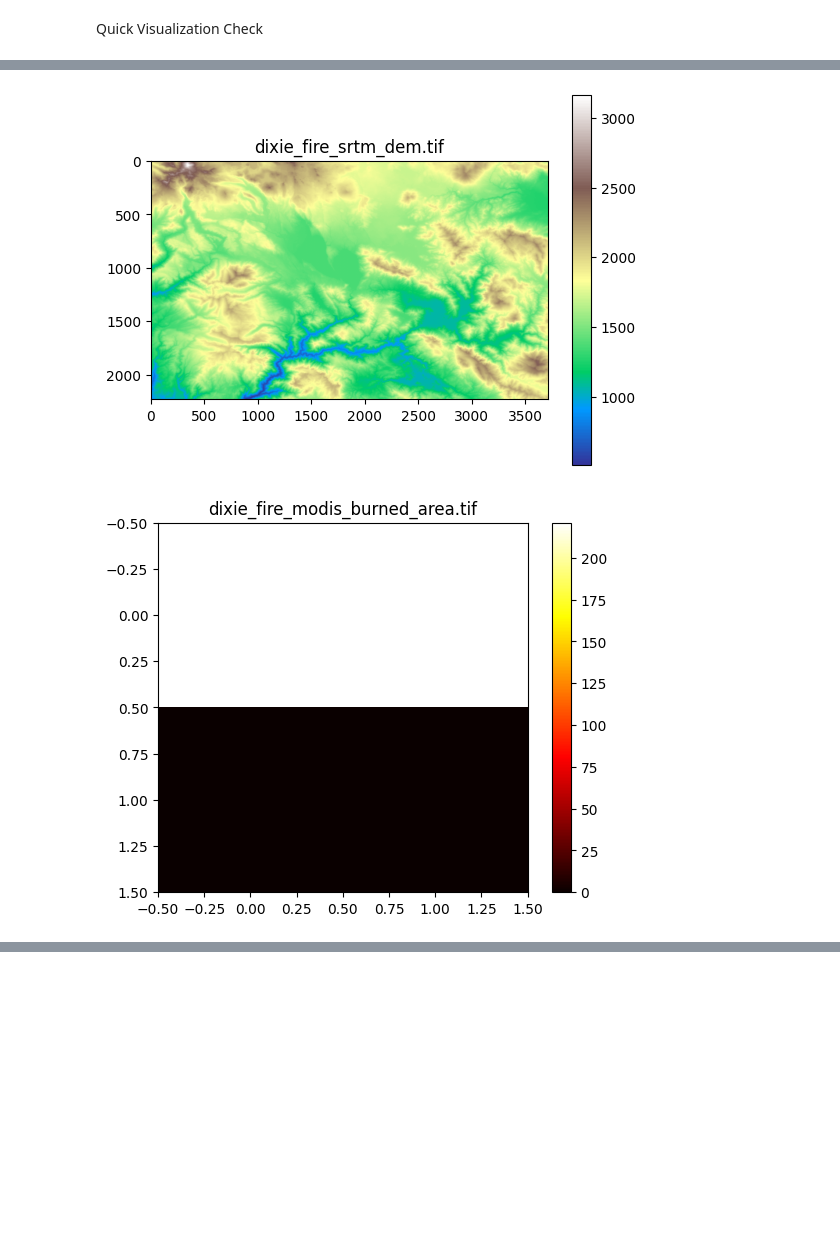
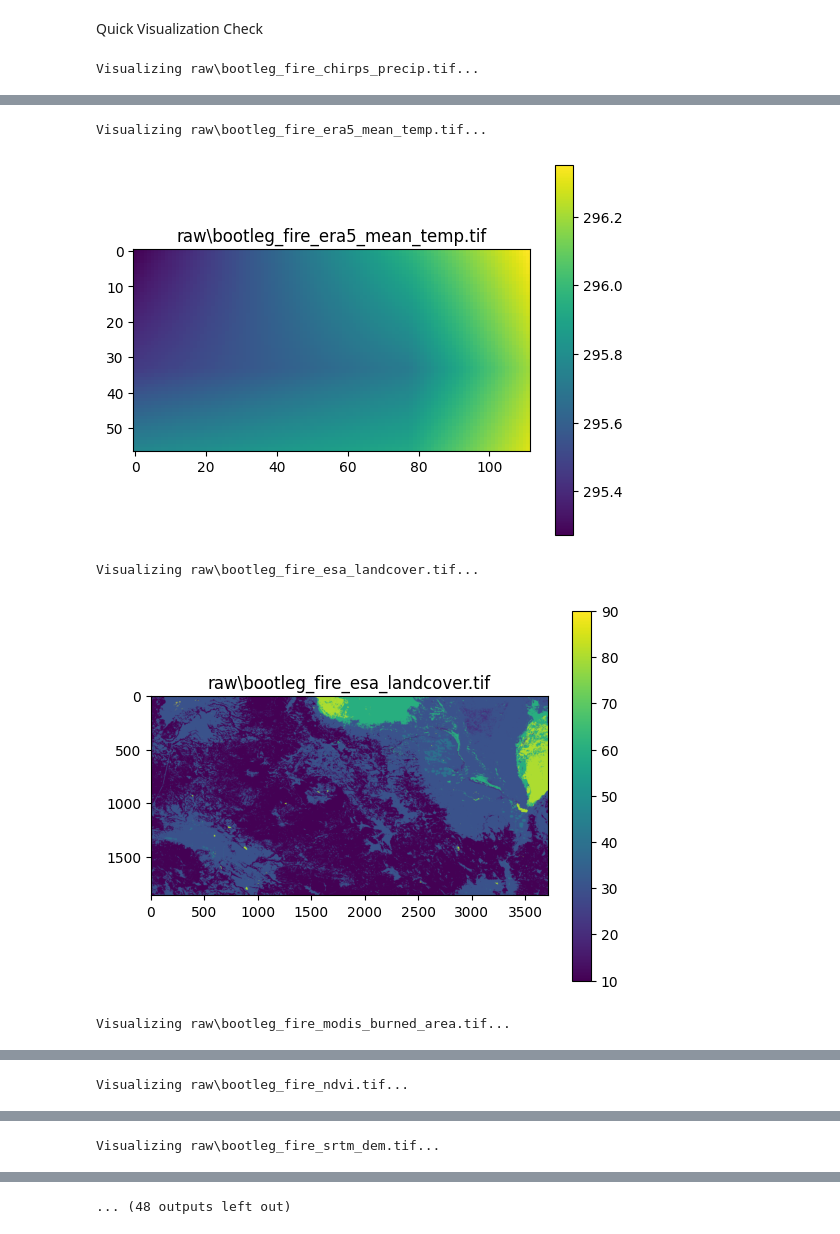
Before and after one commit to johnwaugh1/Wildfire-Lifecycle, a Jupyter notebook: notebooks/01_data_exploration.ipynb, the cells around one changed output, grey strips where cells are left out. Cells and saved outputs as stored; diff of their text form; code cells hidden in the pictures; blank space fills up the shorter version.

```diff
--- a/notebooks/01_data_exploration.ipynb
+++ b/notebooks/01_data_exploration.ipynb
@@ -172,7 +154,22 @@ Data downloaded to c:\Users\johnm\Desktop\Comp-Sci-App-State\Capstone\Wildfire-L
 # %% [markdown]
 Quick Visualization Check
 # %%
-quick_plot("../data/raw/dixie_fire_ndvi.tif", cmap="YlGn", vmin=0, vmax=1)
-quick_plot("../data/raw/dixie_fire_srtm_dem.tif", cmap="terrain")
-quick_plot("../data/raw/dixie_fire_modis_burned_area.tif", cmap="hot")
+import glob
+
+raw_folder = "../data/raw"
+
+tif_files = glob.glob(f"{raw_folder}/*.tif")
+
+for tif_path in tif_files:
+    print(f"Visualizing {tif_path.split('/')[-1]}...")
+    fname = tif_path.split("/")[-1]
+    if "ndvi" in fname:
+        quick_plot(tif_path, cmap="YlGn", vmin=0, vmax=1)
+    elif "dem" in fname:
+        quick_plot(tif_path, cmap="terrain")
+    elif "burned_area" in fname:
+        quick_plot(tif_path, cmap="hot")
+    else:
+        quick_plot(tif_path)
 # %% [output]
+Visualizing raw\bootleg_fire_chirps_precip.tif...
@@ -180,2 +177,5 @@ quick_plot("../data/raw/dixie_fire_modis_burned_area.tif", cmap="hot")
+Visualizing raw\bootleg_fire_era5_mean_temp.tif...
-[figure, old version]
+[figure, new version]
+Visualizing raw\bootleg_fire_esa_landcover.tif...
-[figure, old version]
+[figure, new version]
+Visualizing raw\bootleg_fire_modis_burned_area.tif...
@@ -181,0 +183 @@ quick_plot("../data/raw/dixie_fire_modis_burned_area.tif", cmap="hot")
+Visualizing raw\bootleg_fire_ndvi.tif...
@@ -181,0 +185 @@ quick_plot("../data/raw/dixie_fire_modis_burned_area.tif", cmap="hot")
+Visualizing raw\bootleg_fire_srtm_dem.tif...
@@ -181,0 +187 @@ quick_plot("../data/raw/dixie_fire_modis_burned_area.tif", cmap="hot")
+... (48 outputs left out)
```
Also changed, not shown: parts of 2 cells of this notebook.
